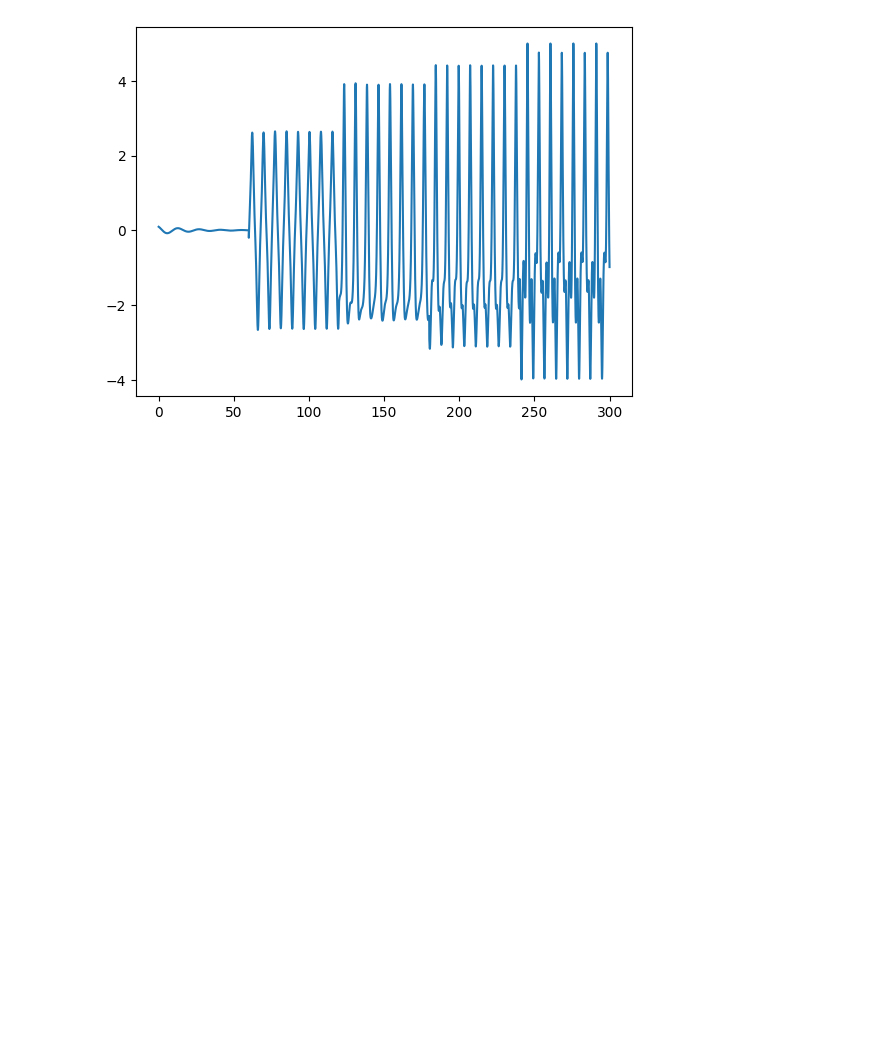
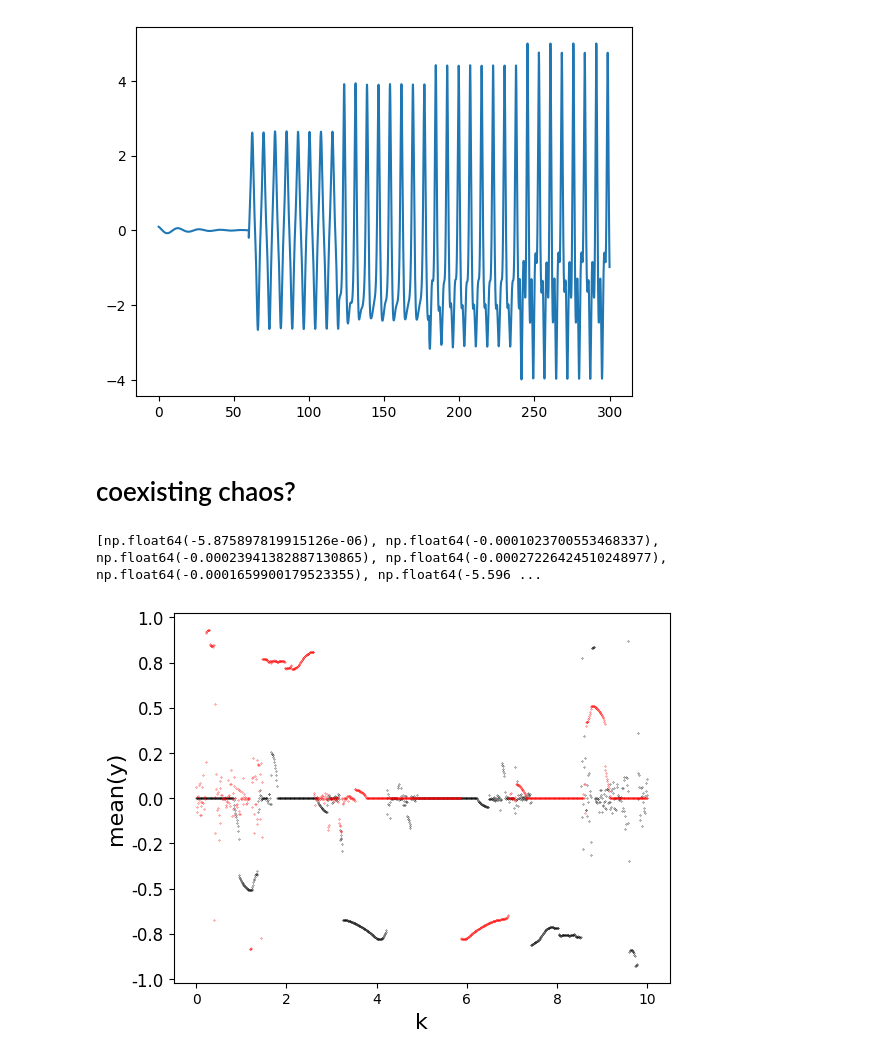
Before and after one commit to huyenanh-nguyen/Vocalization, a Jupyter notebook: Onesidecoupling/simulation.ipynb, the cells around one changed output. Drawn from its saved outputs; the diff is of its cells as text; code cells hidden in the pictures; blank space fills up the shorter version.

```diff
--- a/Onesidecoupling/simulation.ipynb
+++ b/Onesidecoupling/simulation.ipynb
@@ -324,3 +324,50 @@ plt.plot(t, np.concatenate(np.array(amplitudes_up)))
 plt.show()
 # %% [output]
 [figure]
+# %% [markdown]
+# coexisting chaos?
+# %%
+t_step = 0.01
+t_last = 4500 # 50h -> 1 point represent 1h
+t = np.arange(0, 5000, t_step)
+keep = int(t_last / t_step)
+x = 1
+y = 1
+p = 1
+q = 1
+par0 = x,y,p,q
+k_up = np.arange(0, 10, 0.01)
+k_down = k_up[::-1]
+gamma = 0.1
+mu = 10.0 # realistic mu value, because the vocal foldds doesnt oscillate sinousidal
+beta = 0.3
+alpha = 0.2
+# %%
+mean_chaos_up = []
+mean_chaos_down = []
+
+for f in k_up:
+    sol = OnesidedCoupling(par0, t, keep, f, mu, gamma, alpha, beta).duffvdpsolver()
+    par0 = sol[-1]
+    mean_chaos_up.append(np.mean(OnesidedCoupling(par0, t, keep, f, mu, gamma, alpha, beta).y_solv()[150:]))
+
+par0 = sol[-1]
+
+for j in k_down:
+    sol = OnesidedCoupling(par0, t, keep, j, mu, gamma, alpha, beta).duffvdpsolver()
+    par0 = sol[-1]
+    mean_chaos_down.append(np.mean(OnesidedCoupling(par0, t, keep, j, mu, gamma, alpha, beta).y_solv()[150:]))
+# %%
+print(mean_chaos)
+# %% [output]
+[np.float64(-5.875897819915126e-06), np.float64(-0.0001023700553468337), np.float64(-0.00023941382887130865), np.float64(-0.00027226424510248977), np.float64(-0.0001659900179523355), np.float64(-5.596 ...
+# %%
+plt.plot(k_up, mean_chaos_up, "k.", markersize = 0.5)
+plt.plot(k_up, mean_chaos_down, "r.", markersize = 0.5)
+plt.xlabel("k", fontsize = 16)
+plt.ylabel("mean(y)", fontsize = 16)
+plt.gca().yaxis.set_major_formatter(FormatStrFormatter('%.1f'))
+plt.yticks(fontsize = 12)
+plt.show()
+# %% [output]
+[figure, added]
```
Also changed, not shown: parts of 1 cell of this notebook, 9 other files.
